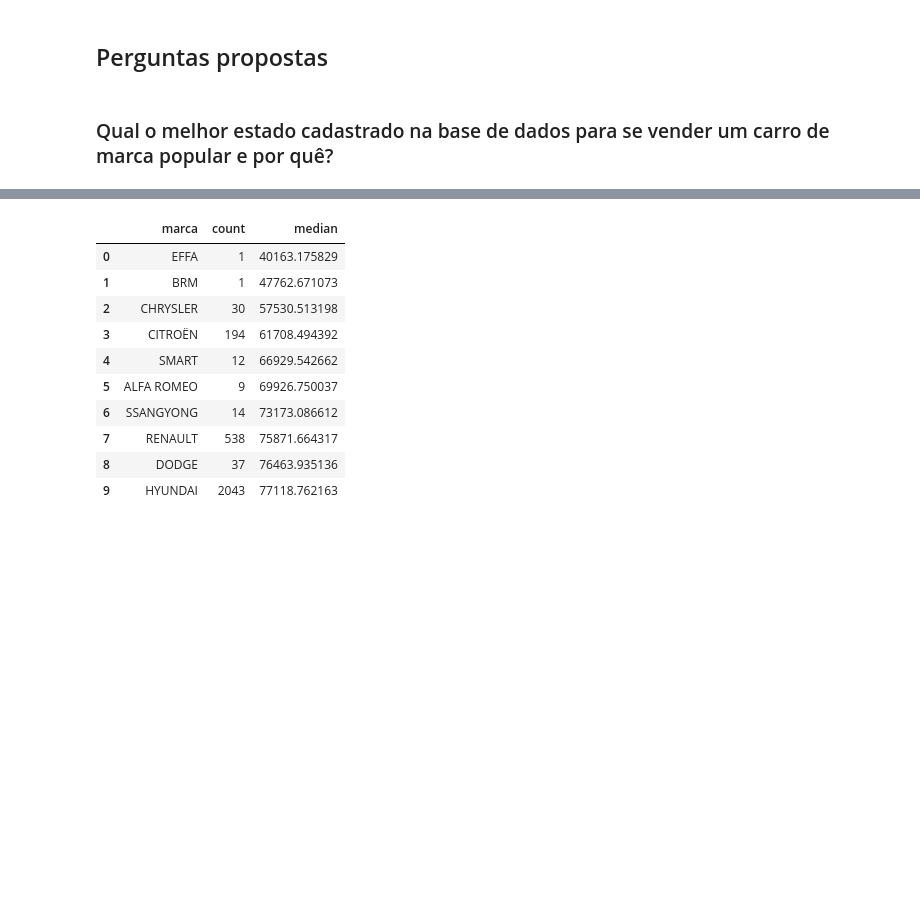
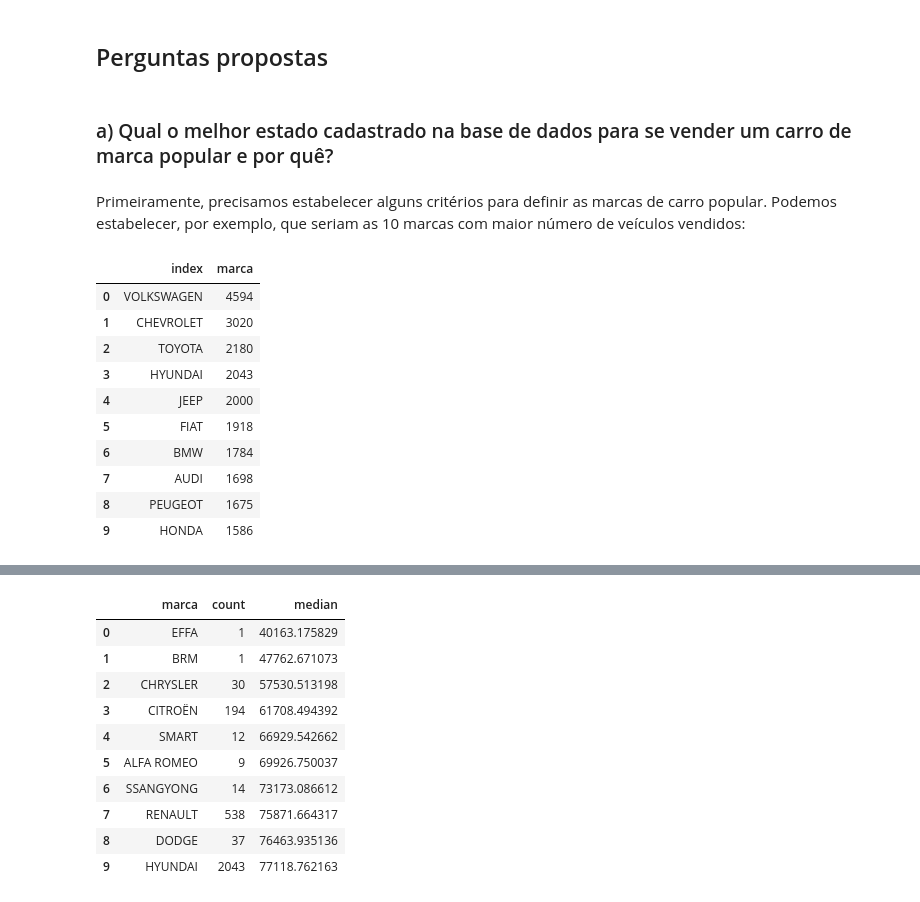
Before and after one commit to renatoinomata/indicium-data-science, a Jupyter notebook: cars_eda.ipynb, the cells around one changed output, grey strips where cells are left out. Drawn from its saved outputs; the diff is of its cells as text; code cells hidden in the pictures; blank space fills up the shorter version.

```diff
--- a/cars_eda.ipynb
+++ b/cars_eda.ipynb
@@ -1961,4 +1961,22 @@ Em geral, percebe-se que vendedores PJ
 # %% [markdown]
 ## Perguntas propostas
 # %% [markdown]
-### Qual o melhor estado cadastrado na base de dados para se vender um carro de marca popular e por quê?
+### a) Qual o melhor estado cadastrado na base de dados para se vender um carro de marca popular e por quê?
+# %% [markdown]
+Primeiramente, precisamos estabelecer alguns critérios para definir as marcas de carro popular. Podemos estabelecer, por exemplo, que seriam as 10 marcas com maior número de veículos vendidos:
+# %%
+top10_marcas_populares = df.marca.value_counts().head(10).reset_index()
+display(top10_marcas_populares)
+top10_marcas_populares = top10_marcas_populares['index'].to_list()
+# %% [output]
+|  | index | marca |
+| 0 | VOLKSWAGEN | 4594 |
+| 1 | CHEVROLET | 3020 |
+| 2 | TOYOTA | 2180 |
+| 3 | HYUNDAI | 2043 |
+| 4 | JEEP | 2000 |
+| 5 | FIAT | 1918 |
+| 6 | BMW | 1784 |
+| 7 | AUDI | 1698 |
+| 8 | PEUGEOT | 1675 |
+| 9 | HONDA | 1586 |
```
Also changed, not shown: parts of 7 cells of this notebook, 1 other file.
